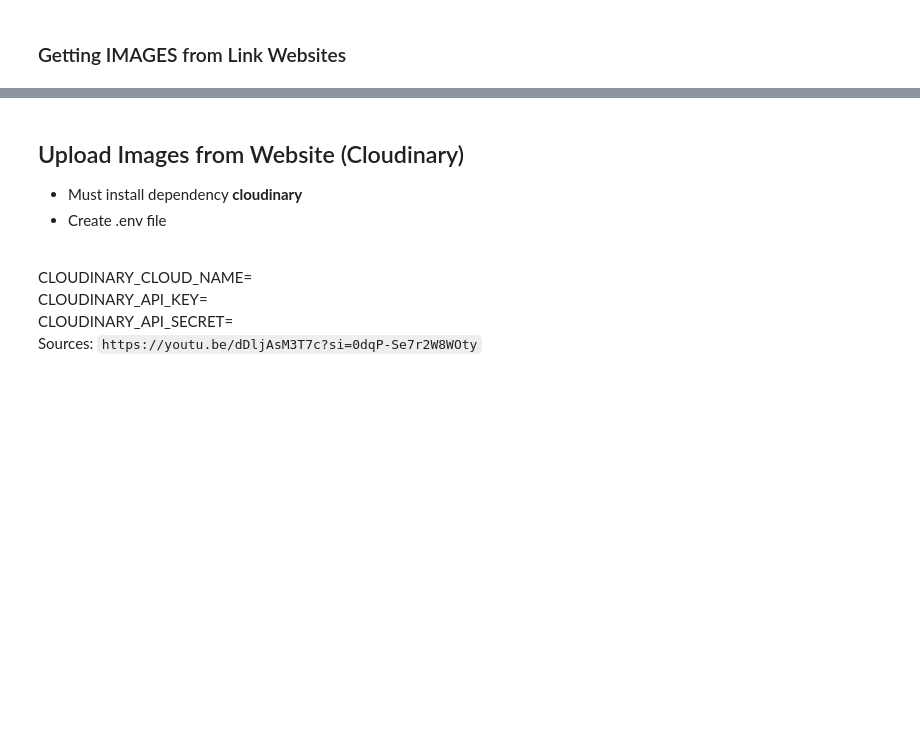
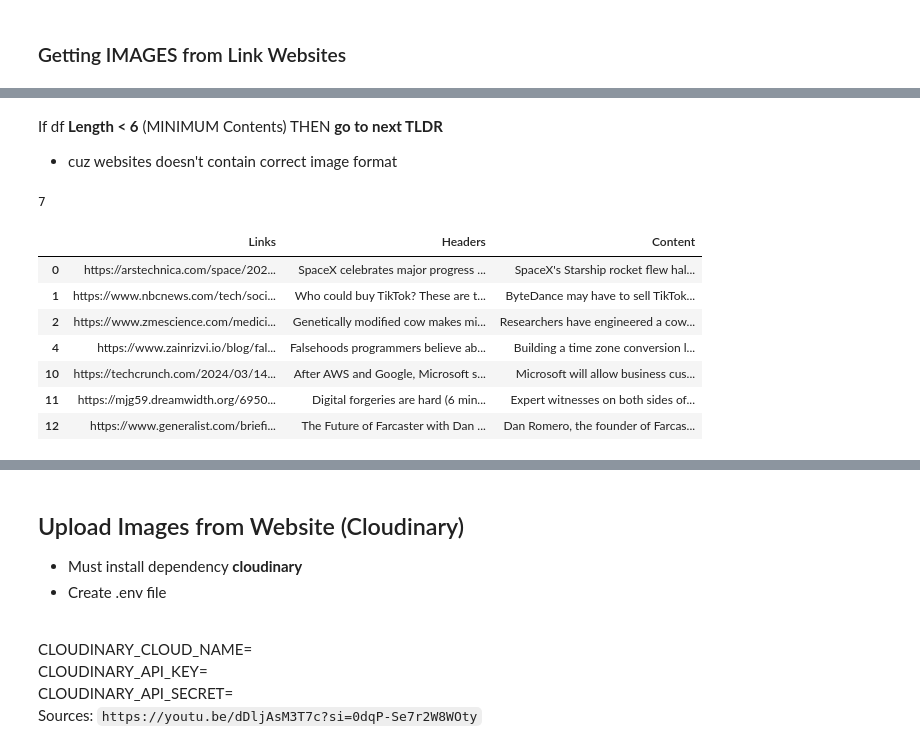
Before and after one commit to SP-SEED/SEEDNewsletter, a Jupyter notebook: tldr-scraper/web-scrapper/webScrapper.ipynb, the cells around one changed output, grey strips where cells are left out. Drawn from its saved outputs; the diff is of its cells as text; code cells hidden in the pictures; blank space fills up the shorter version.

```diff
--- a/tldr-scraper/web-scrapper/webScrapper.ipynb
+++ b/tldr-scraper/web-scrapper/webScrapper.ipynb
@@ -131,0 +135,19 @@ df
+# %% [markdown]
+If df **Length < 6** (MINIMUM Contents) THEN **go to next TLDR**
+- cuz websites doesn't contain correct image format
+# %%
+new = df.dropna(how='all',axis=1)
+len(new.columns)
+# %% [output]
+7
+# %%
+MainDataFrame[MainDataFrame["Links"].isin(list(new.columns))]
+# %% [output]
+|  | Links | Headers | Content |
+| 0 | https://arstechnica.com/space/202... | SpaceX celebrates major progress ... | SpaceX's Starship rocket flew hal... |
+| 1 | https://www.nbcnews.com/tech/soci... | Who could buy TikTok? These are t... | ByteDance may have to sell TikTok... |
+| 2 | https://www.zmescience.com/medici... | Genetically modified cow makes mi... | Researchers have engineered a cow... |
+| 4 | https://www.zainrizvi.io/blog/fal... | Falsehoods programmers believe ab... | Building a time zone conversion l... |
+| 10 | https://techcrunch.com/2024/03/14... | After AWS and Google, Microsoft s... | Microsoft will allow business cus... |
+| 11 | https://mjg59.dreamwidth.org/6950... | Digital forgeries are hard (6 min... | Expert witnesses on both sides of... |
+| 12 | https://www.generalist.com/briefi... | The Future of Farcaster with Dan ... | Dan Romero, the founder of Farcas... |
```
Also changed, not shown: parts of 5 cells of this notebook.
